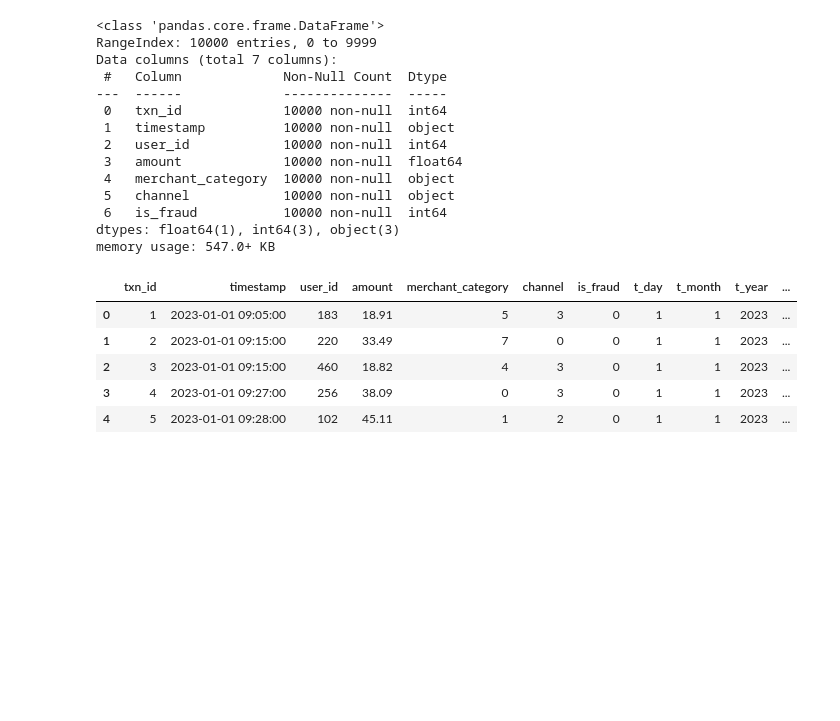
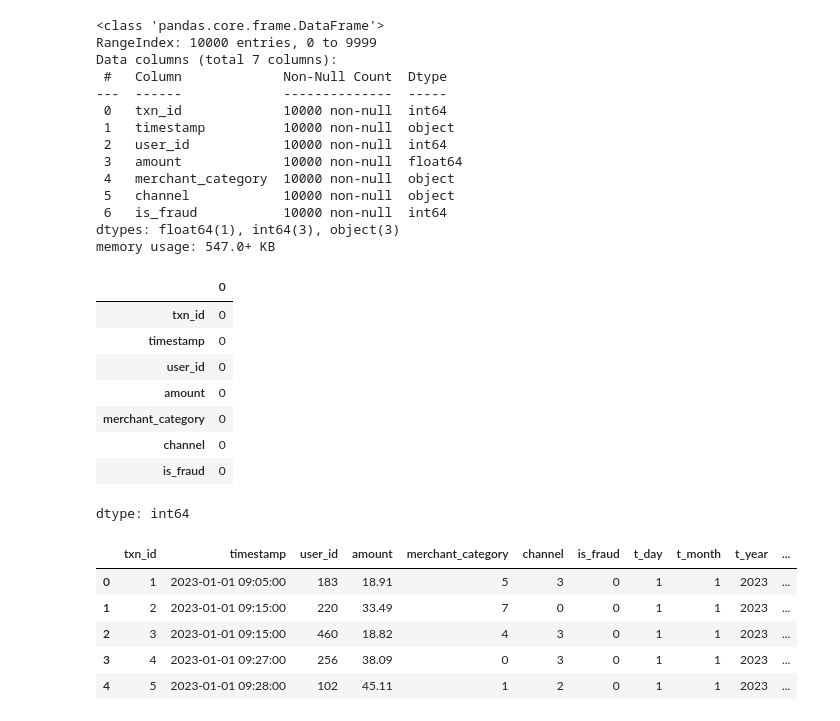
Before and after one commit to anjipandey16/IITD, a Jupyter notebook: Fraud Detection for Digital Payment Systems.ipynb, the cells around one changed output. Saved outputs shown, nothing was run; the diff lists cells and outputs as text; code cells hidden in the pictures; blank space fills up the shorter version.

```diff
--- a/Fraud Detection for Digital Payment Systems.ipynb
+++ b/Fraud Detection for Digital Payment Systems.ipynb
@@ -23,6 +34,18 @@ Data columns (total 7 columns):
  6   is_fraud           10000 non-null  int64
 dtypes: float64(1), int64(3), object(3)
 memory usage: 547.0+ KB
+# %%
+input_file.isna().sum()
+# %% [output]
+|  | 0 |
+| txn_id | 0 |
+| timestamp | 0 |
+| user_id | 0 |
+| amount | 0 |
+| merchant_category | 0 |
+| channel | 0 |
+| is_fraud | 0 |
+dtype: int64
 # %%
 input_file['timestamp']=pd.to_datetime(input_file['timestamp'])
 from sklearn.preprocessing import LabelEncoder
```
Also changed, not shown: parts of 9 cells of this notebook.
